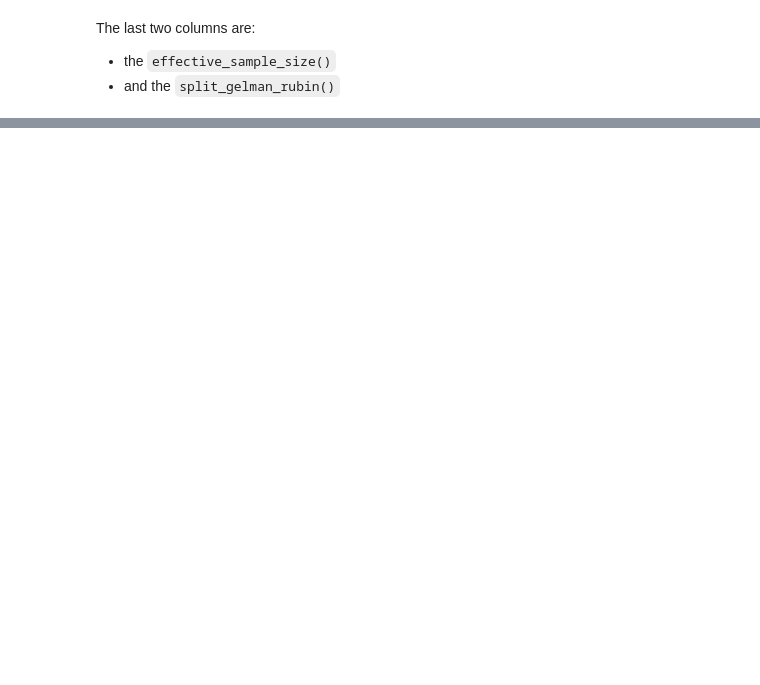
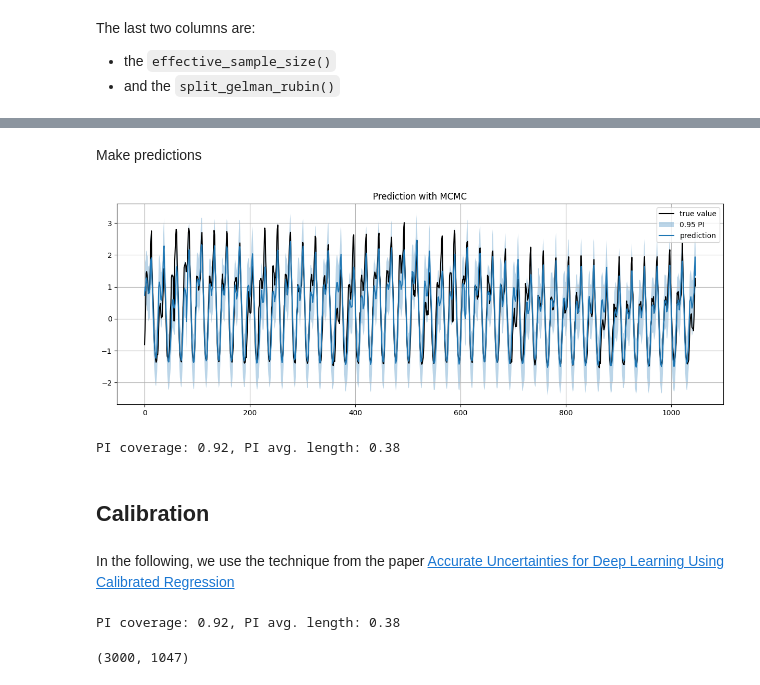
Before and after one commit to MicheleUIT/Probabilistic-load-forecasting-with-Reservoir-Computing, a Jupyter notebook: code/time_series_forecast.ipynb, the cells around one changed output, grey strips where cells are left out. Cells and saved outputs as stored; diff of their text form; code cells hidden in the pictures; blank space fills up the shorter version.

Commit message:
+ calibration

```diff
--- a/code/time_series_forecast.ipynb
+++ b/code/time_series_forecast.ipynb
@@ -320,0 +345,42 @@ Text(0.5, 1.03, 'Posterior Samples per Chain')
+# %% [markdown]
+Make predictions
+# %%
+predictive_mcmc = Predictive(model, samples)(x=test_embedding, y=None)
+
+# draw and compute the 95% confidence interval
+target_interval = 0.95
+q_low, q_hi = np.quantile(predictive_mcmc["obs"].cpu().numpy().squeeze(), [(1-target_interval)/2, 1-(1-target_interval)/2], axis=0) # 40-quantile
+mean = np.mean(predictive_mcmc["obs"].cpu().numpy().squeeze(), axis=0)
+
+fig = plt.figure(figsize=(15,5))
+plt.plot(Yte, label='true value', color='k')
+plt.fill_between(np.arange(predictive_mcmc["obs"].shape[1]), q_low, q_hi, alpha=0.3, label=str(target_interval)+' PI')
+plt.plot(mean, label='prediction')
+plt.legend(loc='best', fontsize=10)
+plt.grid()
+plt.title("Prediction with MCMC")
+plt.show()
+
+_, _ = compute_coverage_len(Yte.squeeze(), q_low, q_hi, verbose=True)
+# %% [output]
+[figure, added]
+PI coverage: 0.92, PI avg. length: 0.38
+# %% [markdown]
+## Calibration
+# %% [markdown]
+In the following, we use the technique from the paper [Accurate Uncertainties for Deep Learning Using Calibrated Regression](https://proceedings.mlr.press/v80/kuleshov18a.html)
+# %%
+predictive_val = Predictive(model, samples)(x=val_embedding, y=None)
+
+# draw and compute the 95% confidence interval
+target_interval = 0.95
+q_low, q_hi = np.quantile(predictive_val["obs"].cpu().numpy().squeeze(), [(1-target_interval)/2, 1-(1-target_interval)/2], axis=0) # 40-quantile
+mean = np.mean(predictive_val["obs"].cpu().numpy().squeeze(), axis=0)
+
+_, _ = compute_coverage_len(Yval.squeeze(), q_low, q_hi, verbose=True)
+# %% [output]
+PI coverage: 0.92, PI avg. length: 0.38
+# %%
+predictive_val["obs"].cpu().numpy().squeeze().shape
+# %% [output]
+(3000, 1047)
```
Also changed, not shown: parts of 12 cells of this notebook.
